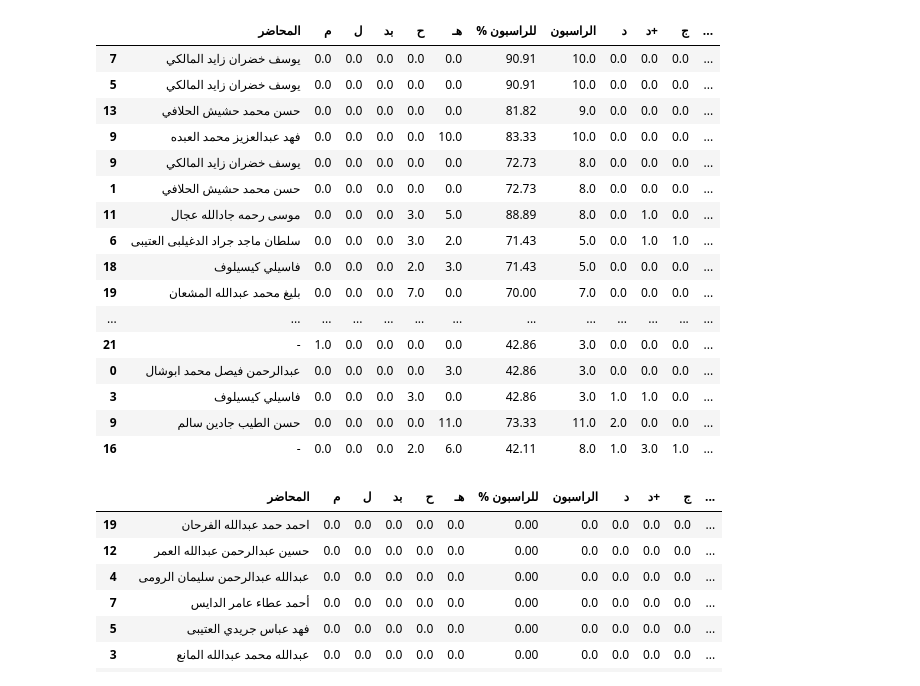
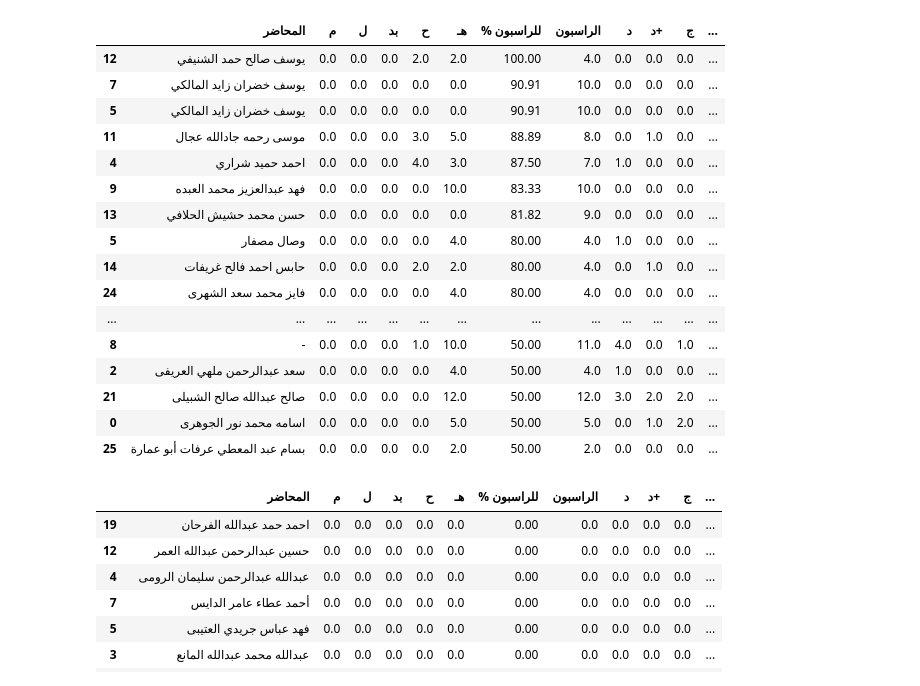
Before and after one commit to Hawzen/Experiments, a Jupyter notebook: gradez/Untitled.ipynb, the cells around one changed output. Cells and saved outputs as stored; diff of their text form; code cells hidden in the pictures.

```diff
--- a/gradez/Untitled.ipynb
+++ b/gradez/Untitled.ipynb
@@ -12,26 +12,25 @@ table = pd.concat(tables)
 # %%
 table = table.drop(columns=table.columns[24:])
 # %%
-table["hard_ratio"] = table["الراسبون"]  / table["مسجل"]
-table[table["مسجل"] > 5].sort_values("hard_ratio", ascending=False)[:100]
+table[table["مسجل"] > 5].sort_values("% للراسبون", ascending=False)[:100]
 # %% [output]
 |  | المحاضر | م | ل | بد | ح | هـ | % للراسبون | الراسبون | د | د+ | ج | ... |
+| 12 | يوسف صالح حمد الشنيفي | 0.0 | 0.0 | 0.0 | 2.0 | 2.0 | 100.00 | 4.0 | 0.0 | 0.0 | 0.0 | ... |
 | 7 | يوسف خضران زايد المالكي | 0.0 | 0.0 | 0.0 | 0.0 | 0.0 | 90.91 | 10.0 | 0.0 | 0.0 | 0.0 | ... |
 | 5 | يوسف خضران زايد المالكي | 0.0 | 0.0 | 0.0 | 0.0 | 0.0 | 90.91 | 10.0 | 0.0 | 0.0 | 0.0 | ... |
+| 11 | موسى رحمه جادالله عجال | 0.0 | 0.0 | 0.0 | 3.0 | 5.0 | 88.89 | 8.0 | 0.0 | 1.0 | 0.0 | ... |
+| 4 | احمد حميد شراري | 0.0 | 0.0 | 0.0 | 4.0 | 3.0 | 87.50 | 7.0 | 1.0 | 0.0 | 0.0 | ... |
+| 9 | فهد عبدالعزيز محمد العبده | 0.0 | 0.0 | 0.0 | 0.0 | 10.0 | 83.33 | 10.0 | 0.0 | 0.0 | 0.0 | ... |
 | 13 | حسن محمد حشيش الحلافي | 0.0 | 0.0 | 0.0 | 0.0 | 0.0 | 81.82 | 9.0 | 0.0 | 0.0 | 0.0 | ... |
-| 9 | فهد عبدالعزيز محمد العبده | 0.0 | 0.0 | 0.0 | 0.0 | 10.0 | 83.33 | 10.0 | 0.0 | 0.0 | 0.0 | ... |
-| 9 | يوسف خضران زايد المالكي | 0.0 | 0.0 | 0.0 | 0.0 | 0.0 | 72.73 | 8.0 | 0.0 | 0.0 | 0.0 | ... |
-| 1 | حسن محمد حشيش الحلافي | 0.0 | 0.0 | 0.0 | 0.0 | 0.0 | 72.73 | 8.0 | 0.0 | 0.0 | 0.0 | ... |
-| 11 | موسى رحمه جادالله عجال | 0.0 | 0.0 | 0.0 | 3.0 | 5.0 | 88.89 | 8.0 | 0.0 | 1.0 | 0.0 | ... |
-| 6 | سلطان ماجد جراد الدغيلبى العتيبى | 0.0 | 0.0 | 0.0 | 3.0 | 2.0 | 71.43 | 5.0 | 0.0 | 1.0 | 1.0 | ... |
-| 18 | فاسيلي كيسيلوف | 0.0 | 0.0 | 0.0 | 2.0 | 3.0 | 71.43 | 5.0 | 0.0 | 0.0 | 0.0 | ... |
-| 19 | بليغ محمد عبدالله المشعان | 0.0 | 0.0 | 0.0 | 7.0 | 0.0 | 70.00 | 7.0 | 0.0 | 0.0 | 0.0 | ... |
+| 5 | وصال مصفار | 0.0 | 0.0 | 0.0 | 0.0 | 4.0 | 80.00 | 4.0 | 1.0 | 0.0 | 0.0 | ... |
+| 14 | حابس احمد فالح غريفات | 0.0 | 0.0 | 0.0 | 2.0 | 2.0 | 80.00 | 4.0 | 0.0 | 1.0 | 0.0 | ... |
+| 24 | فايز محمد سعد الشهرى | 0.0 | 0.0 | 0.0 | 0.0 | 4.0 | 80.00 | 4.0 | 0.0 | 0.0 | 0.0 | ... |
 | ... | ... | ... | ... | ... | ... | ... | ... | ... | ... | ... | ... | ... |
-| 21 | - | 1.0 | 0.0 | 0.0 | 0.0 | 0.0 | 42.86 | 3.0 | 0.0 | 0.0 | 0.0 | ... |
-| 0 | عبدالرحمن فيصل محمد ابوشال | 0.0 | 0.0 | 0.0 | 0.0 | 3.0 | 42.86 | 3.0 | 0.0 | 0.0 | 0.0 | ... |
-| 3 | فاسيلي كيسيلوف | 0.0 | 0.0 | 0.0 | 3.0 | 0.0 | 42.86 | 3.0 | 1.0 | 1.0 | 0.0 | ... |
-| 9 | حسن الطيب جادين سالم | 0.0 | 0.0 | 0.0 | 0.0 | 11.0 | 73.33 | 11.0 | 2.0 | 0.0 | 0.0 | ... |
-| 16 | - | 0.0 | 0.0 | 0.0 | 2.0 | 6.0 | 42.11 | 8.0 | 1.0 | 3.0 | 1.0 | ... |
+| 8 | - | 0.0 | 0.0 | 0.0 | 1.0 | 10.0 | 50.00 | 11.0 | 4.0 | 0.0 | 1.0 | ... |
+| 2 | سعد عبدالرحمن ملهي العريفى | 0.0 | 0.0 | 0.0 | 0.0 | 4.0 | 50.00 | 4.0 | 1.0 | 0.0 | 0.0 | ... |
+| 21 | صالح عبدالله صالح الشبيلى | 0.0 | 0.0 | 0.0 | 0.0 | 12.0 | 50.00 | 12.0 | 3.0 | 2.0 | 2.0 | ... |
+| 0 | اسامه محمد نور الجوهرى | 0.0 | 0.0 | 0.0 | 0.0 | 5.0 | 50.00 | 5.0 | 0.0 | 1.0 | 2.0 | ... |
+| 25 | بسام عبد المعطي عرفات أبو عمارة | 0.0 | 0.0 | 0.0 | 0.0 | 2.0 | 50.00 | 2.0 | 0.0 | 0.0 | 0.0 | ... |
 # %%
 table["easy_ratio"] = table["أ+"]  / table["مسجل"]
 table[table["مسجل"] > 5].sort_values("easy_ratio", ascending=False)[:100]
```
Also changed, not shown: parts of 4 cells of this notebook.
